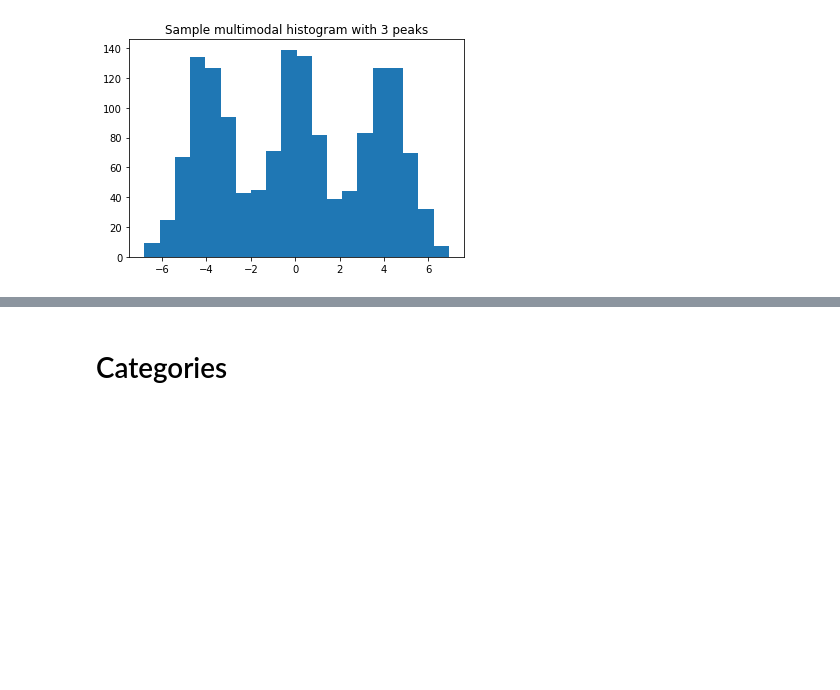
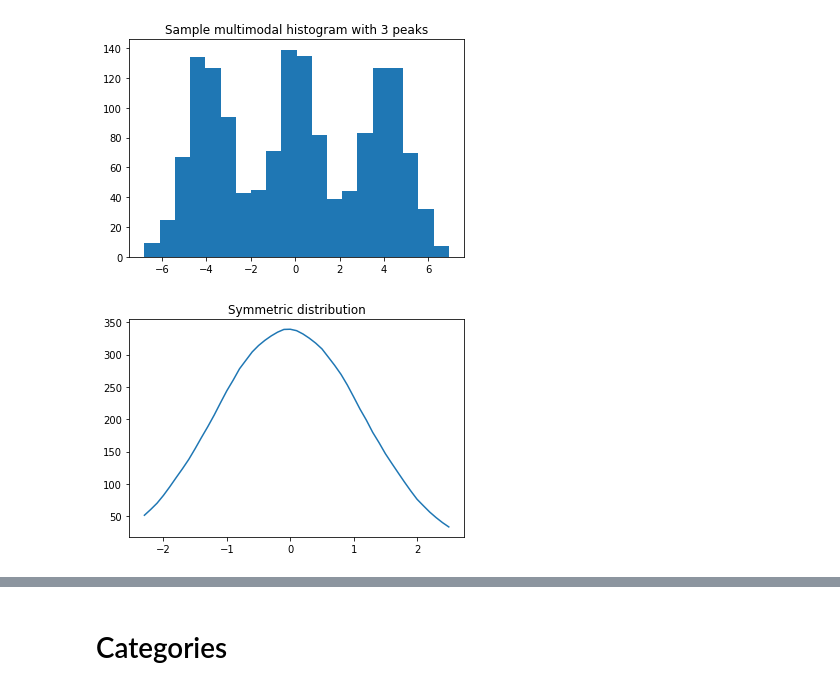
Before and after one commit to mica5/statistics, a Jupyter notebook: statistics.ipynb, the cells around one changed output, grey strips where cells are left out. Drawn from its saved outputs; the diff is of its cells as text; code cells hidden in the pictures; blank space fills up the shorter version.

```diff
--- a/statistics.ipynb
+++ b/statistics.ipynb
@@ -170,3 +175,23 @@ plt.title('Sample multimodal histogram with 3 peaks')
 plt.show()
 # %% [output]
 [figure]
+# %%
+%%time
+np.random.seed(0)
+
+data = np.random.normal(size=10000)
+
+c = Counter([round(d, 1) for d in data])
+
+x = sorted(c.keys())
+y = pd.Series([c[v] for v in x])
+
+smooth = 10
+r = range(-smooth, smooth+1, 1)
+y = sum([y.shift(i) for i in r]) / len(r)
+
+plt.plot(x, y)
+plt.title('Symmetric distribution')
+plt.show()
+# %% [output]
+[figure, added]
```
Also changed, not shown: parts of 13 cells of this notebook.
